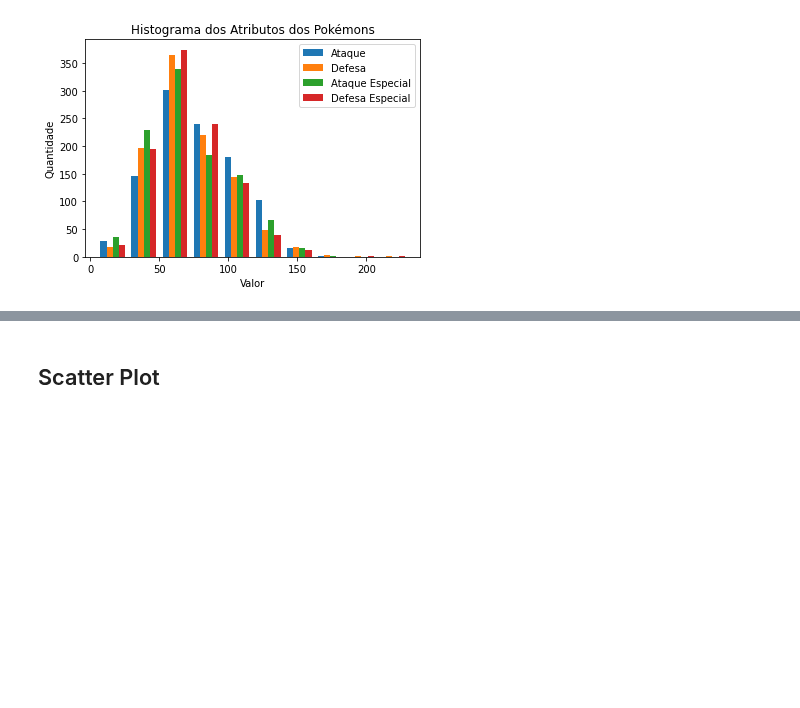
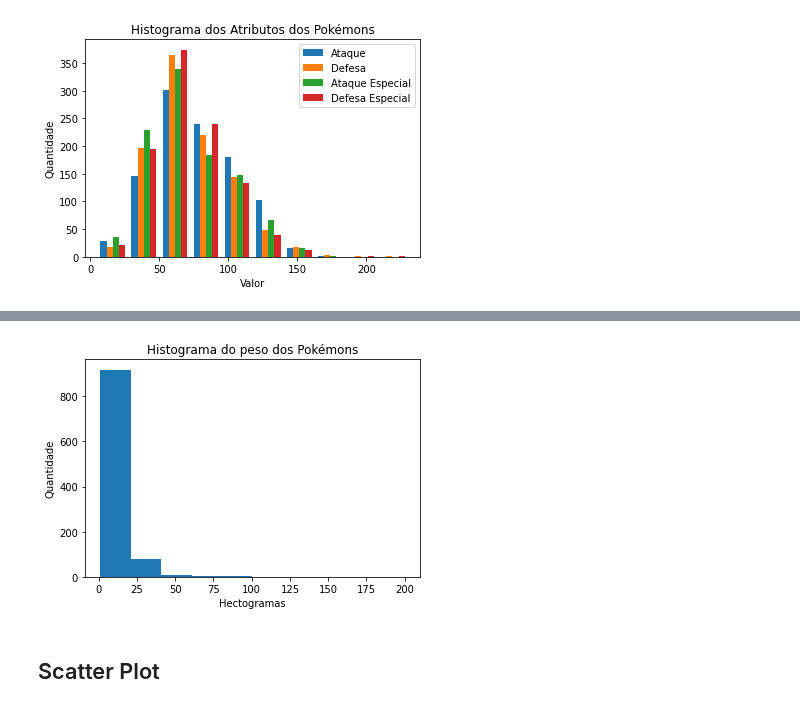
Before and after one commit to CaioCBCouto/Estatistica, a Jupyter notebook: ccbc.ipynb, the cells around one changed output, grey strips where cells are left out. Cells and saved outputs as stored; diff of their text form; code cells hidden in the pictures; blank space fills up the shorter version.

```diff
--- a/ccbc.ipynb
+++ b/ccbc.ipynb
@@ -143,3 +141,12 @@ px.histogram(pkmn, x='weight', nbins=20, title='Histograma do peso dos Pokémons
+# %%
+fig, ax = plt.subplots()
+ax.hist(hei)
+ax.set_title('Histograma do peso dos Pokémons')
+ax.set_xlabel('Hectogramas')
+ax.set_ylabel('Quantidade')
+plt.show()
+# %% [output]
+[figure, added]
 # %% [markdown]
 ## Scatter Plot
 # %%
```
Also changed, not shown: parts of 31 cells of this notebook, 2 other files.
